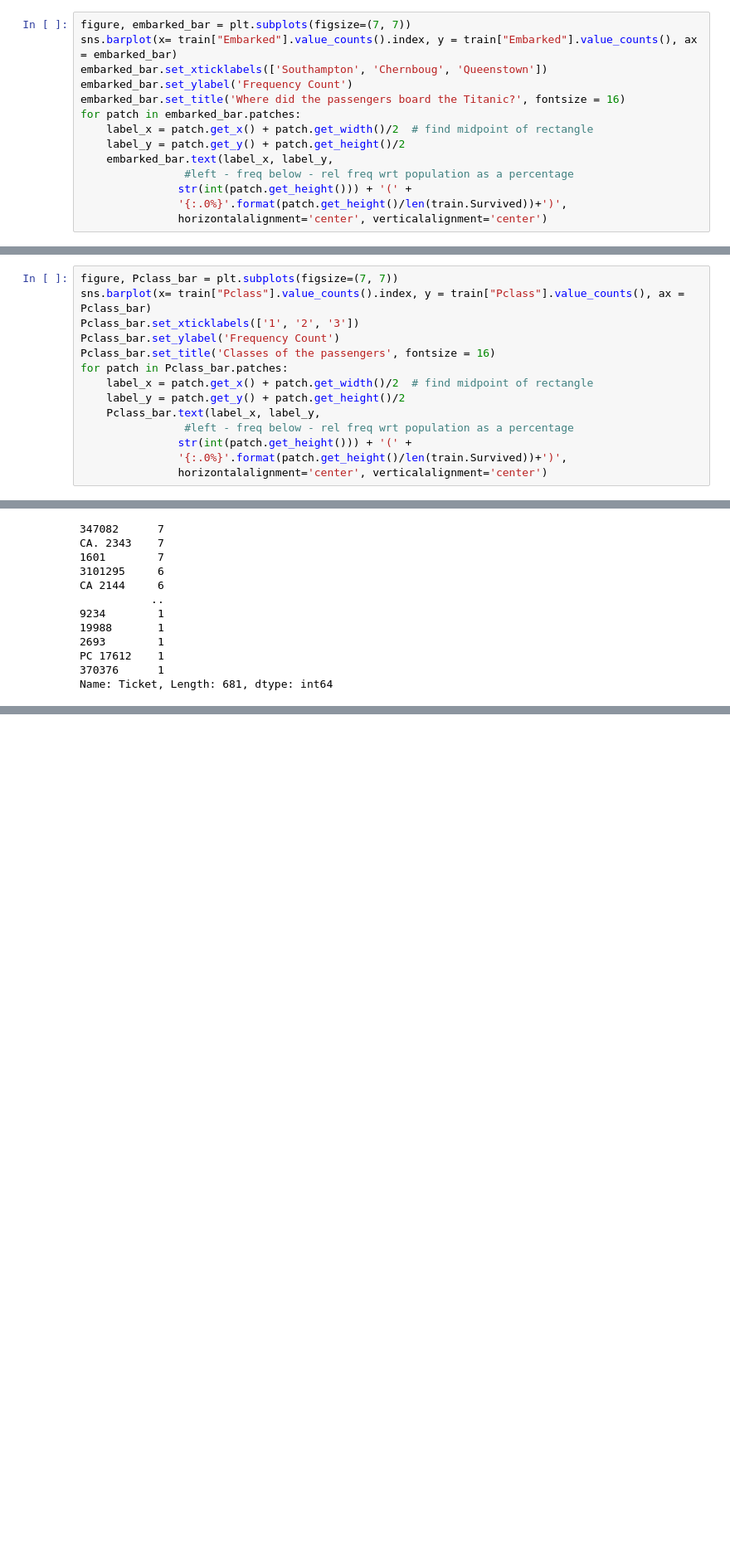
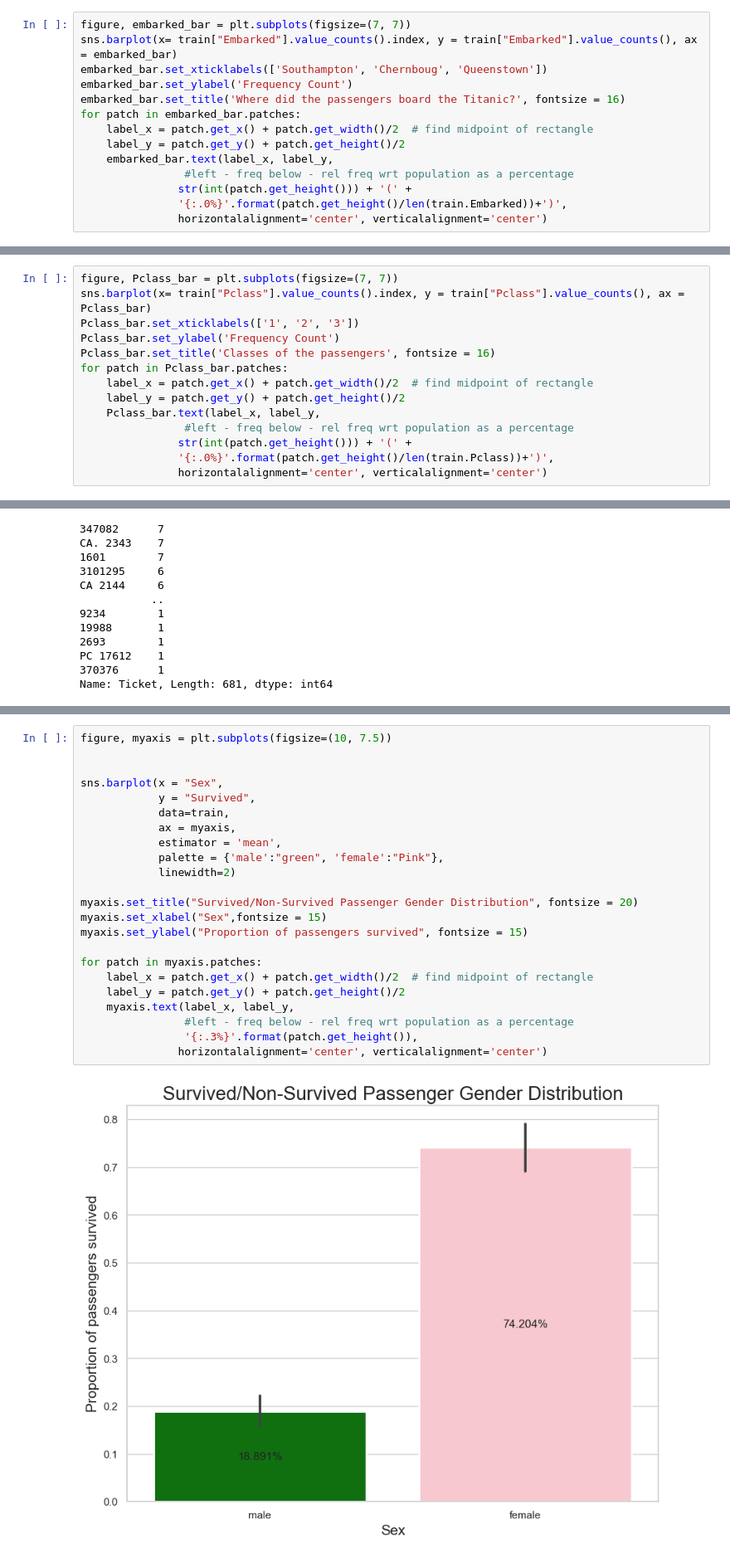
Before and after one commit to islamahrous/titanic_DS_analysis, a Jupyter notebook: titanic_DS_analysis.ipynb, the cells around one changed output, grey strips where cells are left out. Shown: that part at 83% size. Cells and saved outputs as stored; diff of their text form; blank space fills up the shorter version.

Commit message:
start of survival percentage of each categorical data column

```diff
--- a/titanic_DS_analysis.ipynb
+++ b/titanic_DS_analysis.ipynb
@@ -70,7 +70,7 @@ for patch in embarked_bar.patches:
     embarked_bar.text(label_x, label_y,
                 #left - freq below - rel freq wrt population as a percentage
                str(int(patch.get_height())) + '(' +
-               '{:.0%}'.format(patch.get_height()/len(train.Survived))+')',
+               '{:.0%}'.format(patch.get_height()/len(train.Embarked))+')',
                horizontalalignment='center', verticalalignment='center')
 # %% [output]
 [figure]
@@ -93,7 +93,7 @@ for patch in Pclass_bar.patches:
     Pclass_bar.text(label_x, label_y,
                 #left - freq below - rel freq wrt population as a percentage
                str(int(patch.get_height())) + '(' +
-               '{:.0%}'.format(patch.get_height()/len(train.Survived))+')',
+               '{:.0%}'.format(patch.get_height()/len(train.Pclass))+')',
                horizontalalignment='center', verticalalignment='center')
 # %% [output]
 [figure]
@@ -191,0 +258,25 @@ Name: Ticket, Length: 681, dtype: int64
+# %%
+figure, myaxis = plt.subplots(figsize=(10, 7.5))
+
+
+sns.barplot(x = "Sex",
+            y = "Survived",
+            data=train,
+            ax = myaxis,
+            estimator = 'mean',
+            palette = {'male':"green", 'female':"Pink"},
+            linewidth=2)
+
+myaxis.set_title("Survived/Non-Survived Passenger Gender Distribution", fontsize = 20)
+myaxis.set_xlabel("Sex",fontsize = 15)
+myaxis.set_ylabel("Proportion of passengers survived", fontsize = 15)
+
+for patch in myaxis.patches:
+    label_x = patch.get_x() + patch.get_width()/2  # find midpoint of rectangle
+    label_y = patch.get_y() + patch.get_height()/2
+    myaxis.text(label_x, label_y,
+                #left - freq below - rel freq wrt population as a percentage
+                '{:.3%}'.format(patch.get_height()),
+               horizontalalignment='center', verticalalignment='center')
+# %% [output]
+[figure, added]
```
Also changed, not shown: parts of 5 cells of this notebook.
